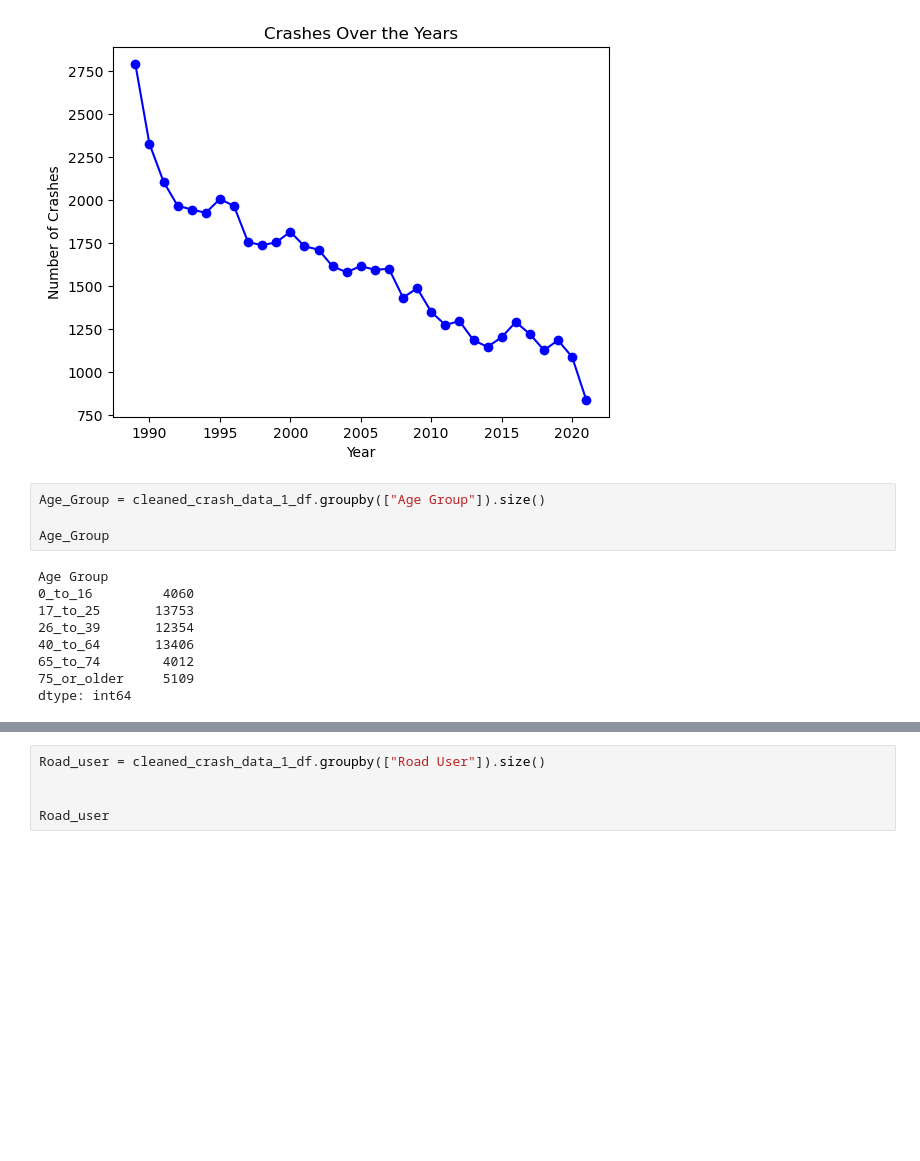
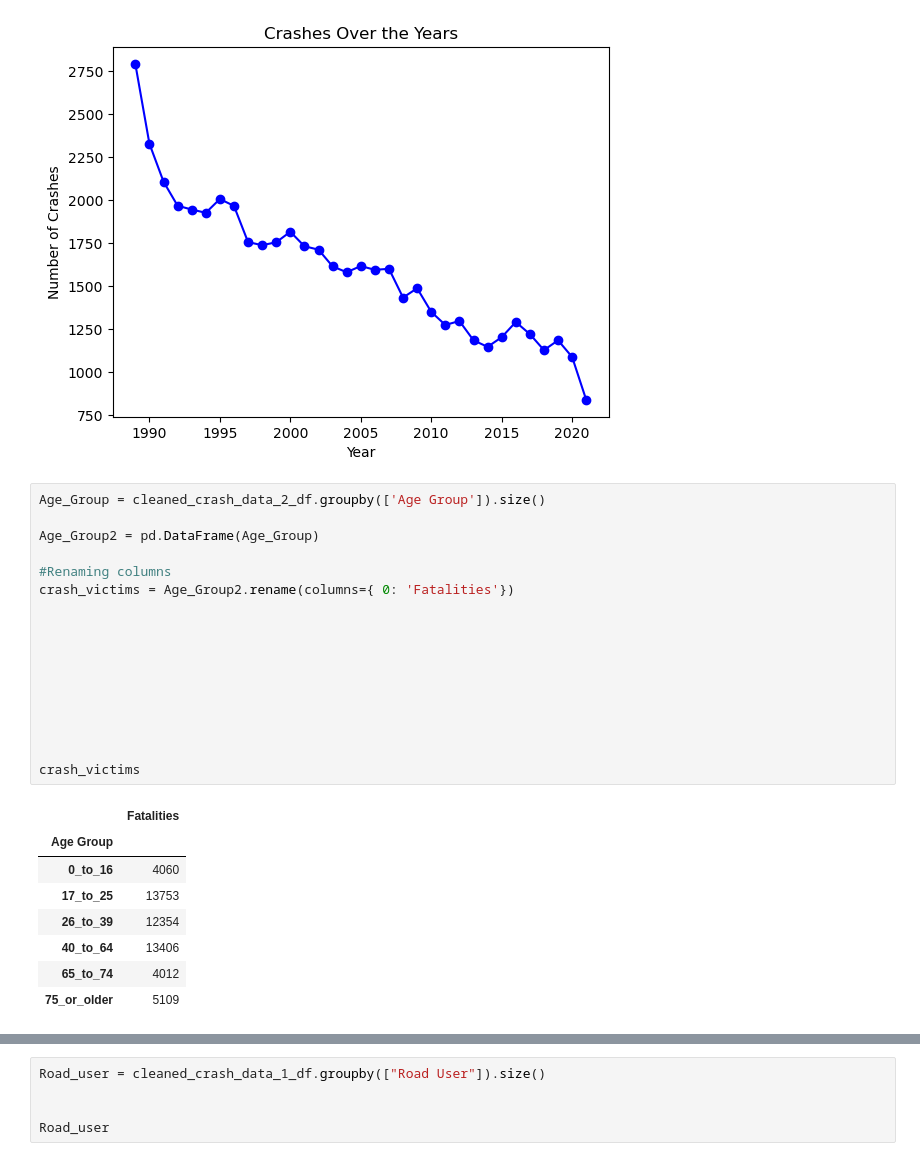
Before and after one commit to Kapedes/project-1-group-2, a Jupyter notebook: Project_1.ipynb, the cells around one changed output, grey strips where cells are left out. Drawn from its saved outputs; the diff is of its cells as text; blank space fills up the shorter version.

```diff
--- a/Project_1.ipynb
+++ b/Project_1.ipynb
@@ -204,16 +204,29 @@ plt.show()
 # %% [output]
 [figure]
 # %%
-Age_Group = cleaned_crash_data_1_df.groupby(["Age Group"]).size()
+Age_Group = cleaned_crash_data_2_df.groupby(['Age Group']).size()
 
-Age_Group
+Age_Group2 = pd.DataFrame(Age_Group)
+
+#Renaming columns
+crash_victims = Age_Group2.rename(columns={ 0: 'Fatalities'})
+
+
+
+
+
+
+
+
+
+crash_victims
 # %% [output]
-Age Group
-0_to_16         4060
-17_to_25       13753
-26_to_39       12354
-40_to_64       13406
-65_to_74        4012
-75_or_older     5109
-dtype: int64
+|  | Fatalities |
+| Age Group |  |
+| 0_to_16 | 4060 |
+| 17_to_25 | 13753 |
+| 26_to_39 | 12354 |
+| 40_to_64 | 13406 |
+| 65_to_74 | 4012 |
+| 75_or_older | 5109 |
 # %%
```
Also changed, not shown: parts of 9 cells of this notebook, 1 other file.
